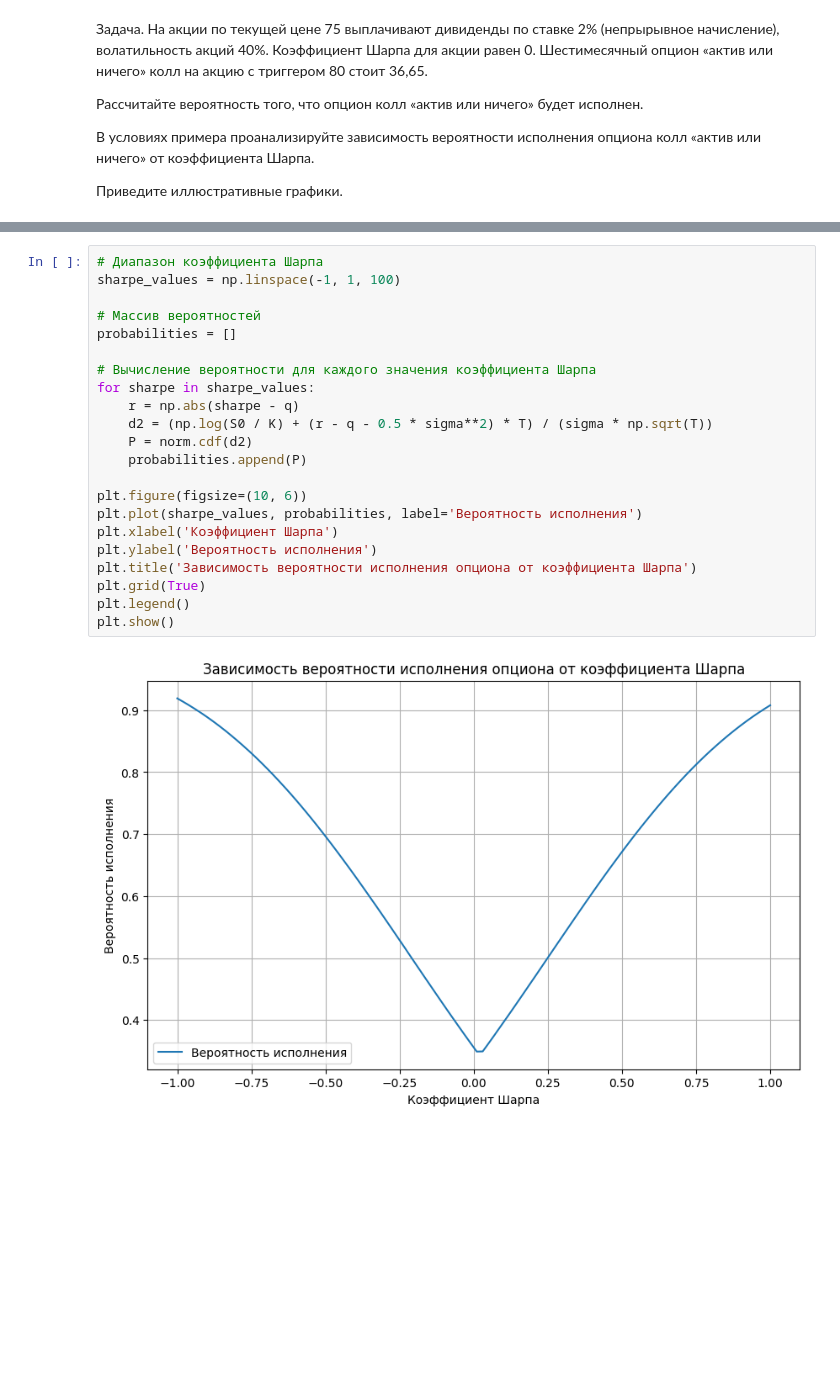
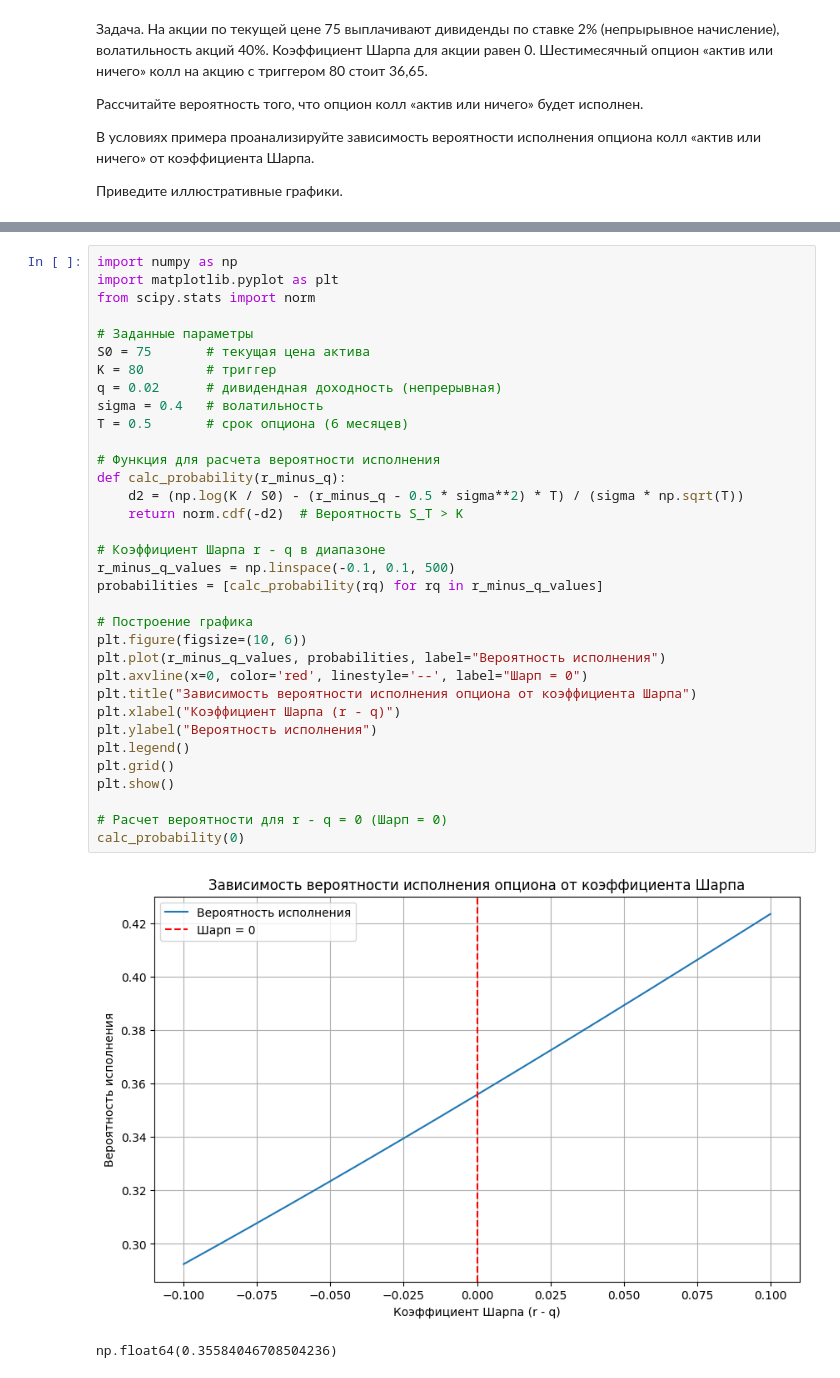
Before and after one commit to MiromanovDaniil/GSFP-labs, a Jupyter notebook: lab_2а_GSFP.ipynb, the cells around one changed output, grey strips where cells are left out. Drawn from its saved outputs; the diff is of its cells as text; blank space fills up the shorter version.

```diff
--- a/lab_2а_GSFP.ipynb
+++ b/lab_2а_GSFP.ipynb
@@ -703,24 +680,37 @@ print(f"Вероятность исполнения опциона: {P:.4f}")
-# %%
-# Диапазон коэффициента Шарпа
-sharpe_values = np.linspace(-1, 1, 100)
-
-# Массив вероятностей
-probabilities = []
-
-# Вычисление вероятности для каждого значения коэффициента Шарпа
-for sharpe in sharpe_values:
-    r = np.abs(sharpe - q)
-    d2 = (np.log(S0 / K) + (r - q - 0.5 * sigma**2) * T) / (sigma * np.sqrt(T))
-    P = norm.cdf(d2)
-    probabilities.append(P)
-
-plt.figure(figsize=(10, 6))
-plt.plot(sharpe_values, probabilities, label='Вероятность исполнения')
-plt.xlabel('Коэффициент Шарпа')
-plt.ylabel('Вероятность исполнения')
-plt.title('Зависимость вероятности исполнения опциона от коэффициента Шарпа')
-plt.grid(True)
-plt.legend()
-plt.show()
-# %% [output]
-[figure, removed]
+# %%
+import numpy as np
+import matplotlib.pyplot as plt
+from scipy.stats import norm
+
+# Заданные параметры
+S0 = 75       # текущая цена актива
+K = 80        # триггер
+q = 0.02      # дивидендная доходность (непрерывная)
+sigma = 0.4   # волатильность
+T = 0.5       # срок опциона (6 месяцев)
+
+# Функция для расчета вероятности исполнения
+def calc_probability(r_minus_q):
+    d2 = (np.log(K / S0) - (r_minus_q - 0.5 * sigma**2) * T) / (sigma * np.sqrt(T))
+    return norm.cdf(-d2)  # Вероятность S_T > K
+
+# Коэффициент Шарпа r - q в диапазоне
+r_minus_q_values = np.linspace(-0.1, 0.1, 500)
+probabilities = [calc_probability(rq) for rq in r_minus_q_values]
+
+# Построение графика
+plt.figure(figsize=(10, 6))
+plt.plot(r_minus_q_values, probabilities, label="Вероятность исполнения")
+plt.axvline(x=0, color='red', linestyle='--', label="Шарп = 0")
+plt.title("Зависимость вероятности исполнения опциона от коэффициента Шарпа")
+plt.xlabel("Коэффициент Шарпа (r - q)")
+plt.ylabel("Вероятность исполнения")
+plt.legend()
+plt.grid()
+plt.show()
+
+# Расчет вероятности для r - q = 0 (Шарп = 0)
+calc_probability(0)
+# %% [output]
+[figure, added]
+np.float64(0.35584046708504236)
```
Also changed, not shown: parts of 1 cell of this notebook, 1 other file.
